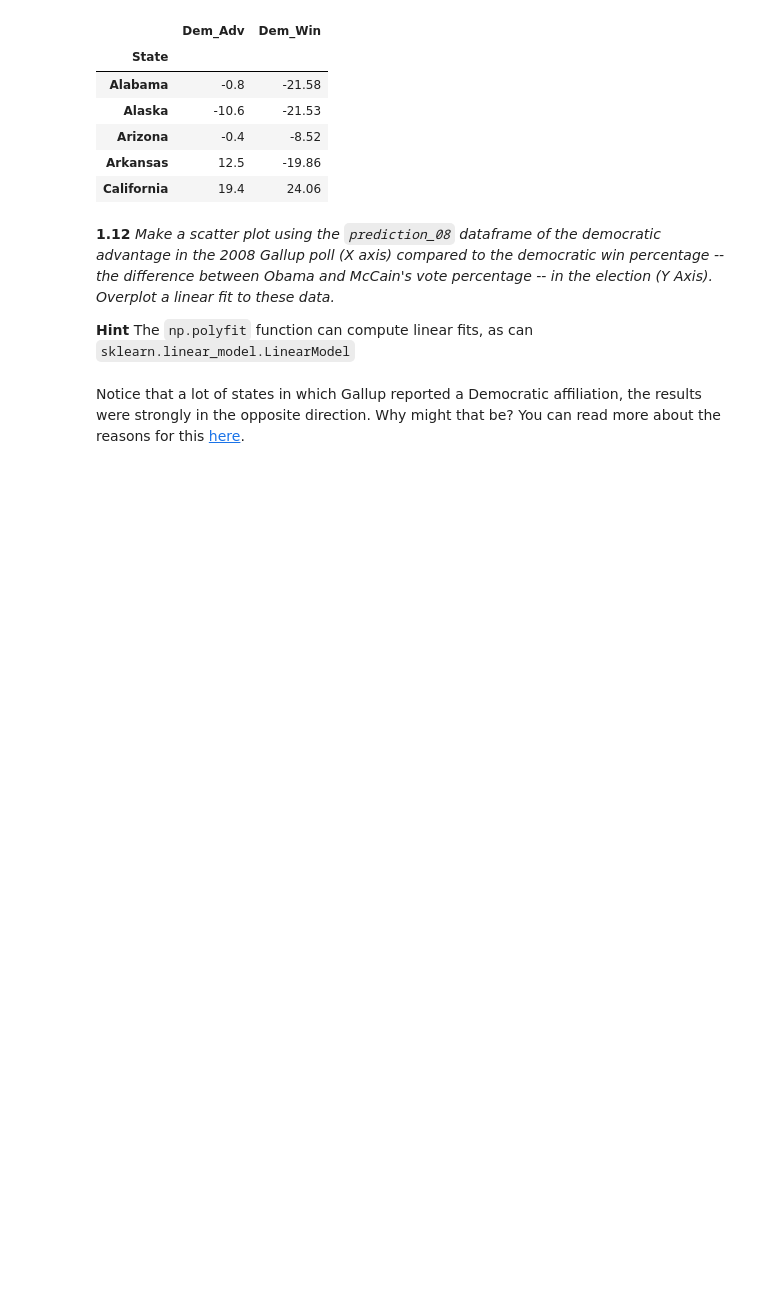
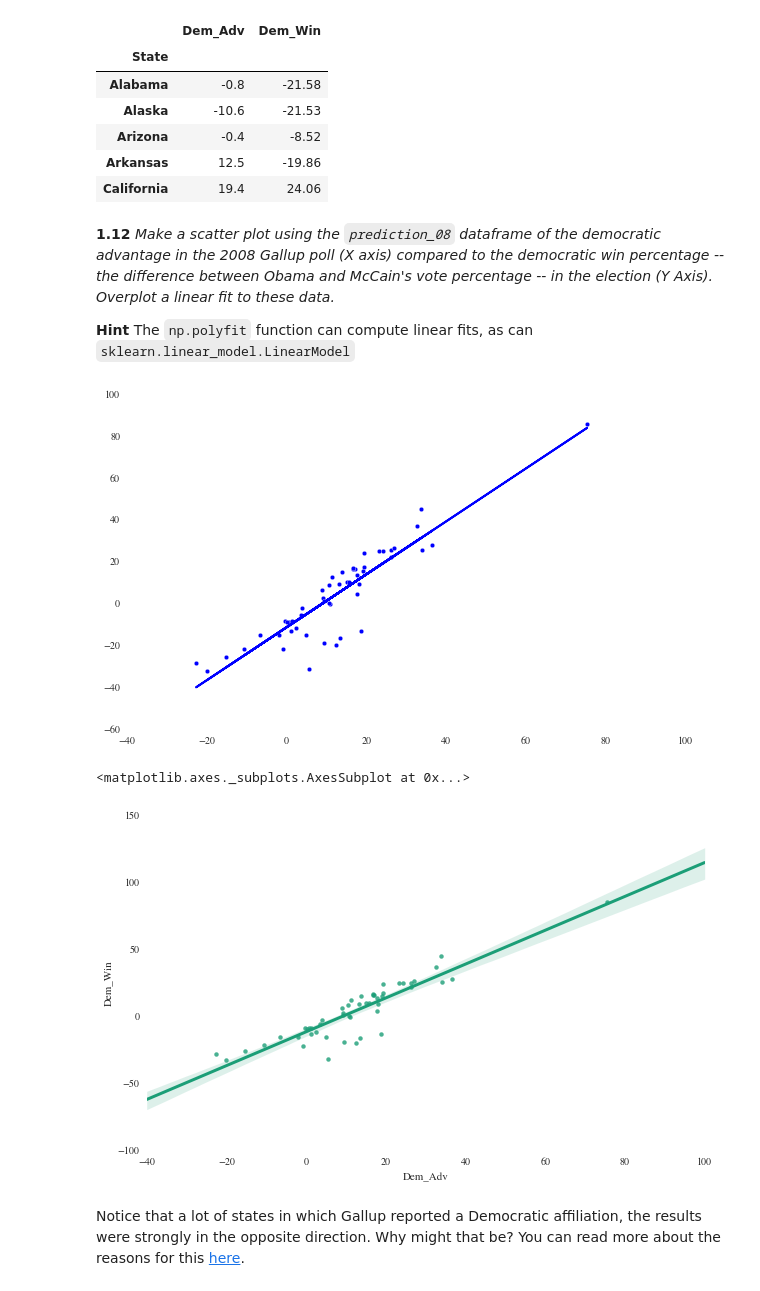
Before and after one commit to imantdaunhawer/content_2013, a Jupyter notebook: HW2.ipynb, the cells around one changed output. Saved outputs shown, nothing was run; the diff lists cells and outputs as text; code cells hidden in the pictures; blank space fills up the shorter version.

```diff
--- a/HW2.ipynb
+++ b/HW2.ipynb
@@ -730,3 +728,22 @@ import sklearn
+# %%
+#your code here
+import statsmodels.api as sm
+from statsmodels.formula.api import ols
+
+# fit a linear model
+lm = ols("Dem_Win ~ Dem_Adv", prediction_08).fit()
+
+# plot the results
+plt.scatter(prediction_08.Dem_Adv, prediction_08.Dem_Win)
+plt.plot(prediction_08.Dem_Adv, lm.fittedvalues, c="b")
+plt.show()
+
+# alternative using seaborn
+sns.regplot(prediction_08.Dem_Adv, prediction_08.Dem_Win)
+# %% [output]
+[figure, added]
+<matplotlib.axes._subplots.AxesSubplot at 0x...>
+[figure, added]
 # %% [markdown]
 Notice that a lot of states in which Gallup reported a Democratic affiliation, the results were strongly in the opposite direction. Why might that be? You can read more about the reasons for this [here](http://www.gallup.com/poll/114016/state-states-political-party-affiliation.aspx#1).
 # %% [markdown]
```
Also changed, not shown: parts of 8 cells of this notebook.
